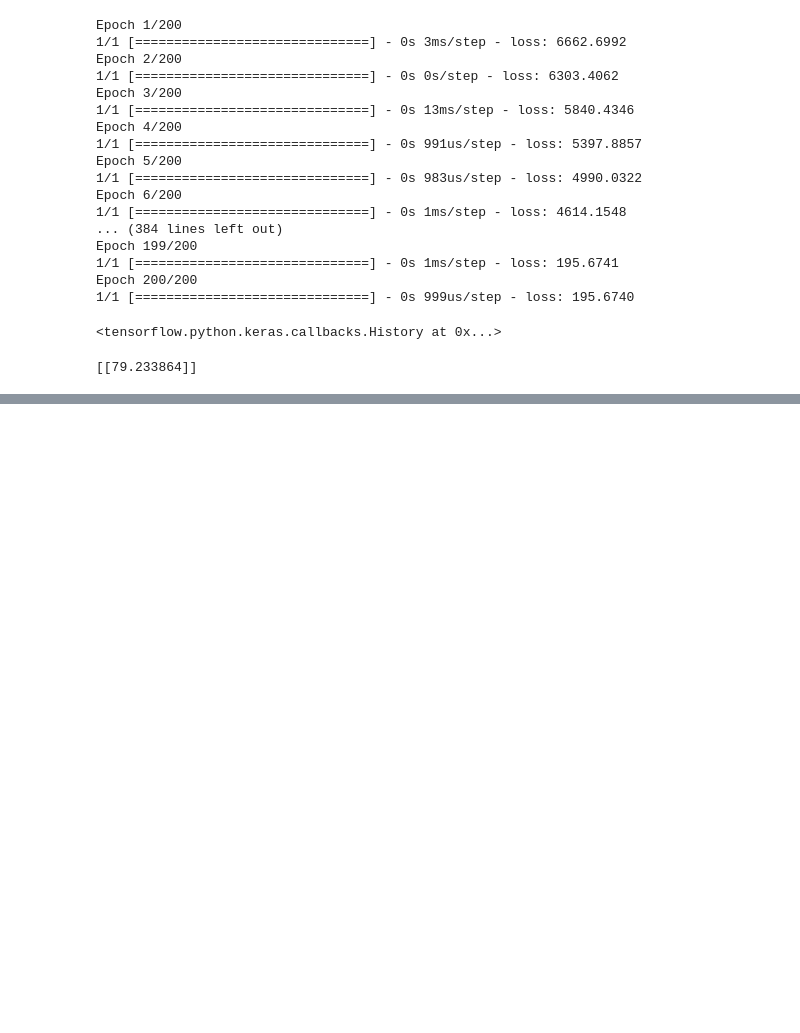
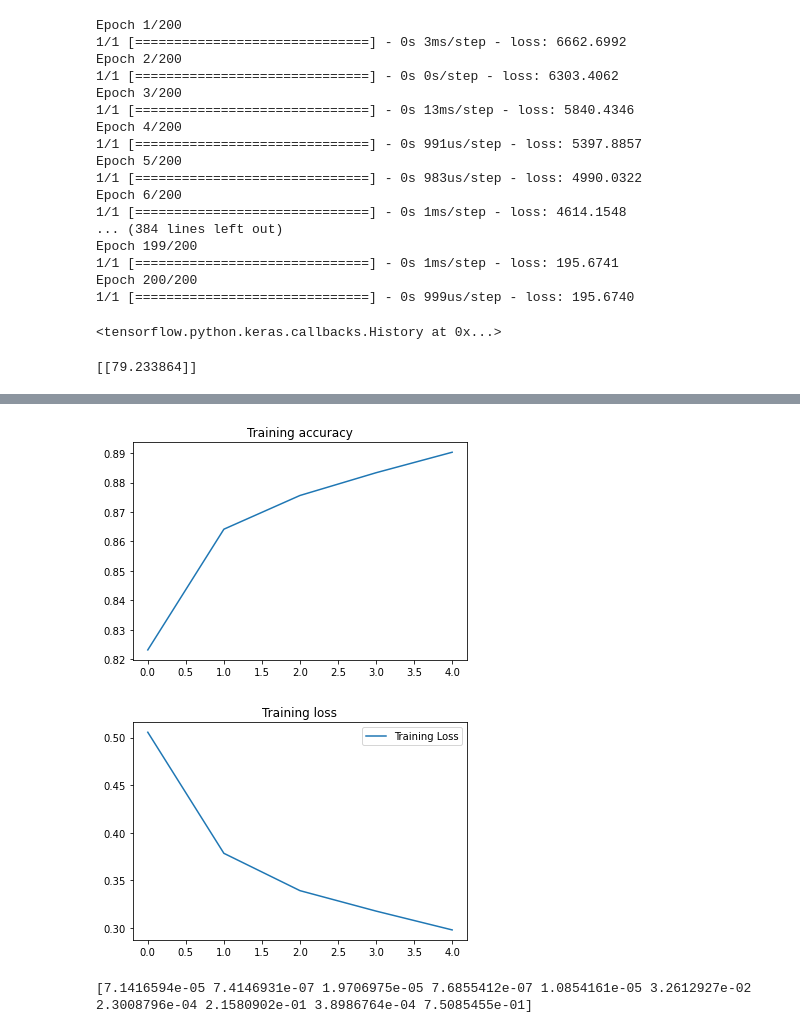
Before and after one commit to rudyhendrawn/data-course, a Jupyter notebook: data-mining/classification/neural-network.ipynb, the cells around one changed output, grey strips where cells are left out. Drawn from its saved outputs; the diff is of its cells as text; code cells hidden in the pictures; blank space fills up the shorter version.

```diff
--- a/data-mining/classification/neural-network.ipynb
+++ b/data-mining/classification/neural-network.ipynb
@@ -111,0 +172,9 @@ print(model.predict([[5, 5]]))
+# %%
+# Modeling
+tf.keras.backend.clear_session()
+model = tf.keras.models.Sequential([tf.keras.layers.Flatten(),
+                                    tf.keras.layers.Dense(128, activation='relu'),
+                                    tf.keras.layers.Dense(10, activation='softmax')])
+model.compile(optimizer = tf.optimizers.Adam(), loss = 'sparse_categorical_crossentropy', metrics=['accuracy'])
+# %%
+history = model.fit(training_images, training_labels, epochs=5)
@@ -112,21 +197,27 @@ print(model.predict([[5, 5]]))
 # %%
-# import matplotlib.pyplot as plt
-# acc = history.history['accuracy']
-# val_acc = history.history['val_accuracy']
-# loss = history.history['loss']
-# val_loss = history.history['val_loss']
+import matplotlib.pyplot as plt
 
-# epochs = range(len(acc))
+acc = history.history['accuracy']
+loss = history.history['loss']
 
-# plt.plot(epochs, acc, 'bo', label='Training accuracy')
-# plt.plot(epochs, val_acc, 'b', label='Validation accuracy')
-# plt.title('Training and validation accuracy')
+epochs = range(len(acc))
 
-# plt.figure()
+plt.plot(epochs, acc, label='Training accuracy')
+plt.title('Training accuracy')
 
-# plt.plot(epochs, loss, 'bo', label='Training Loss')
-# plt.plot(epochs, val_loss, 'b', label='Validation Loss')
-# plt.title('Training and validation loss')
-# plt.legend()
+plt.figure()
 
-# plt.show()
+plt.plot(epochs, loss, label='Training Loss')
+plt.title('Training loss')
+plt.legend()
+
+plt.show()
+# %% [output]
+[figure, added]
+[figure, added]
+# %%
+classifications = model.predict(test_images)
+
+print(classifications[0])
+# %% [output]
+[7.1416594e-05 7.4146931e-07 1.9706975e-05 7.6855412e-07 1.0854161e-05 3.2612927e-02 2.3008796e-04 2.1580902e-01 3.8986764e-04 7.5085455e-01]
```
Also changed, not shown: parts of 24 cells of this notebook.
